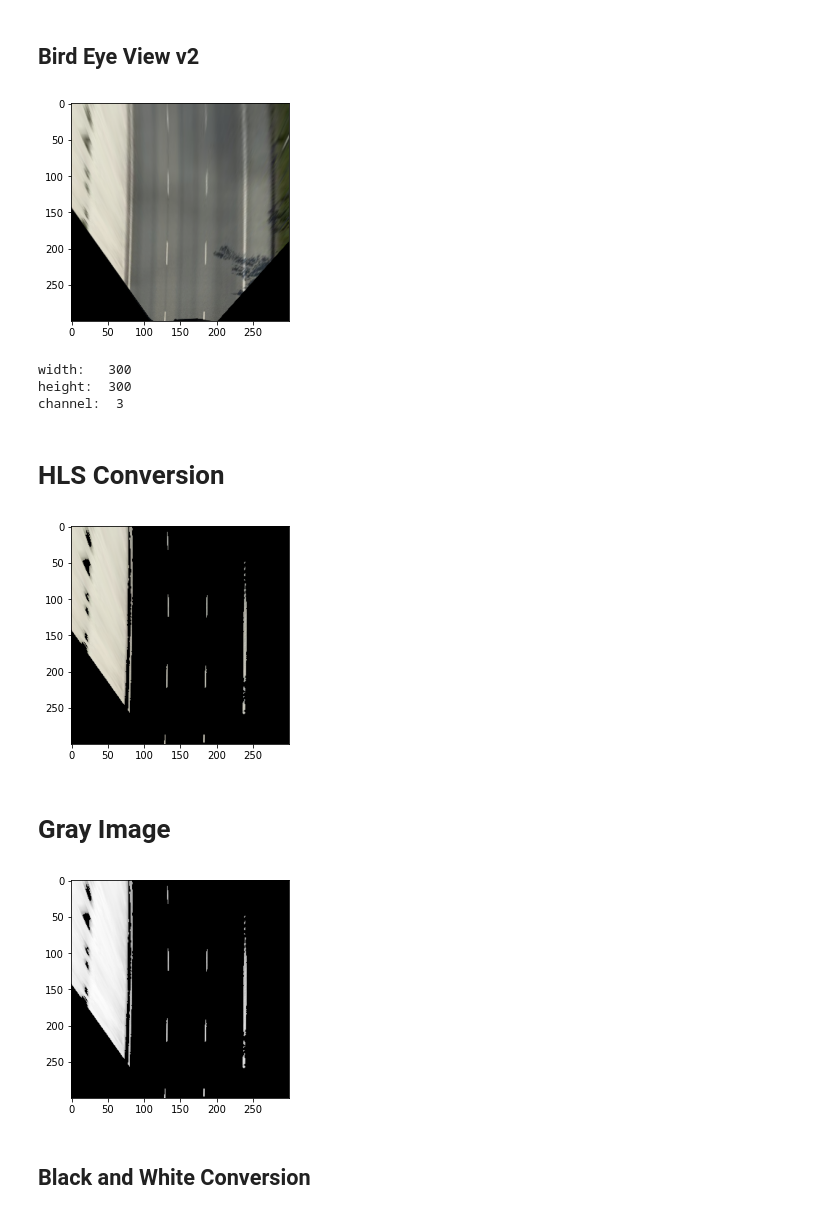
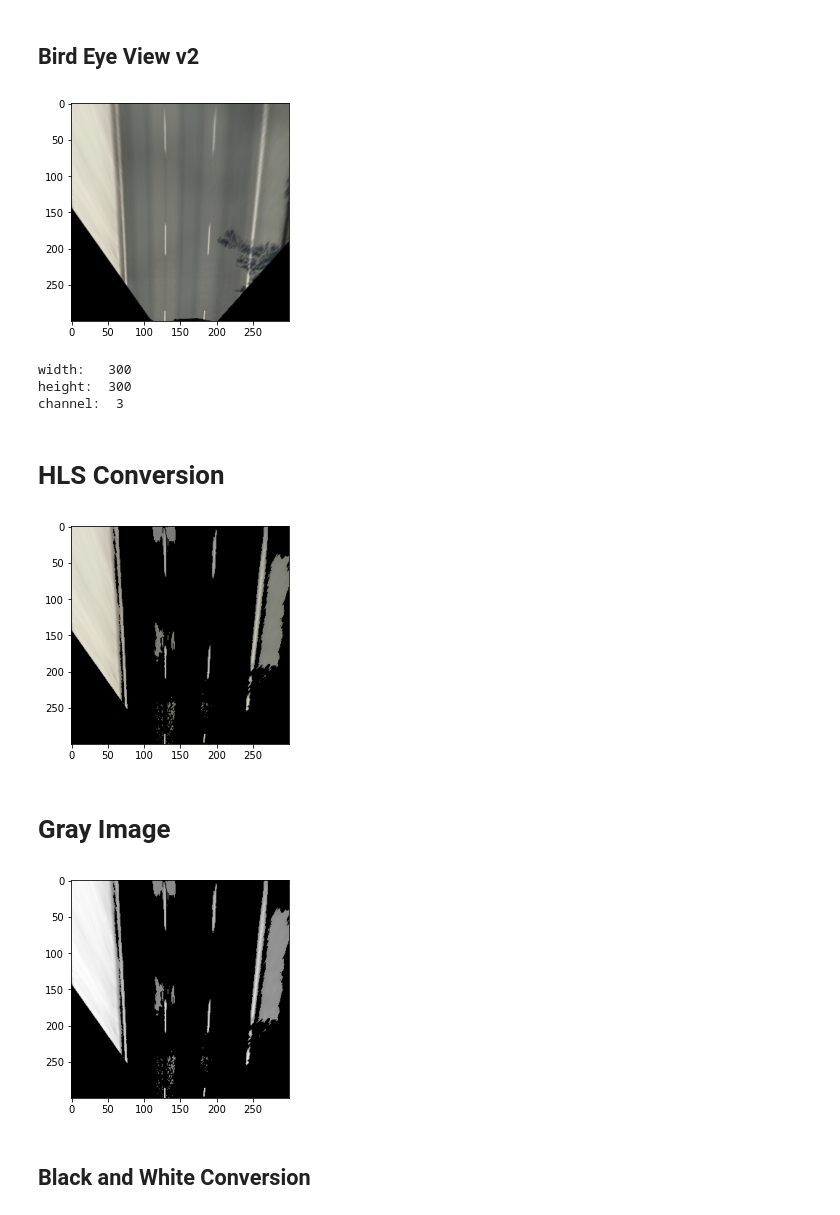
Before and after one commit to kaenova/ETS2AP, a Jupyter notebook: notebooks/Test Image Processing (1366x768 picture).ipynb, the cells around one changed output. Saved outputs shown, nothing was run; the diff lists cells and outputs as text; code cells hidden in the pictures.

```diff
--- a/notebooks/Test Image Processing (1366x768 picture).ipynb
+++ b/notebooks/Test Image Processing (1366x768 picture).ipynb
@@ -61,7 +62,7 @@ plt.show()
 ## Bird Eye View v2
 # %%
 #Setting up the point for perspective
-pts1 = np.float32([[100, IMAGE_CROP_H], [200, 220], [300, 220], [410, IMAGE_CROP_H]])
+pts1 = np.float32([[100, IMAGE_CROP_H], [200, 230], [300, 230], [410, IMAGE_CROP_H]])
 pts2 = np.float32([[125, 300], [100, 0], [200, 0], [175, 300]])
 matrix = cv2.getPerspectiveTransform(pts1, pts2)
 matrix_inv = cv2.getPerspectiveTransform(pts2, pts1)
@@ -74,7 +75,7 @@ print('width:  ', IMAGE_BirdEye_H)
 print('height: ', IMAGE_BirdEye_W)
 print('channel: ', IMAGE_BirdEye_CHANNELS)
 # %% [output]
-[figure, old version]
+[figure, new version]
 width:   300
 height:  300
 channel:  3
@@ -83,12 +84,12 @@ channel:  3
 # %%
 hls = cv2.cvtColor(bird_eye, cv2.COLOR_RGB2HLS)
 Lchannel = hls[:,:,1]
-mask = cv2.inRange(Lchannel, 140, 255)
+mask = cv2.inRange(Lchannel, 120, 255)
 hls_res = cv2.bitwise_and(bird_eye,bird_eye, mask= mask)
 plt.imshow(hls_res)
 plt.show()
 # %% [output]
-[figure, old version]
+[figure, new version]
 # %% [markdown]
 # Gray Image
 # %%
@@ -96,7 +97,7 @@ gray = cv2.cvtColor(hls_res,cv2.COLOR_RGB2GRAY)
 plt.imshow(gray, cmap="gray")
 plt.show()
 # %% [output]
-[figure, old version]
+[figure, new version]
 # %% [markdown]
 ## Black and White Conversion
 # %%
```
Also changed, not shown: parts of 8 cells of this notebook, 1 other file.
